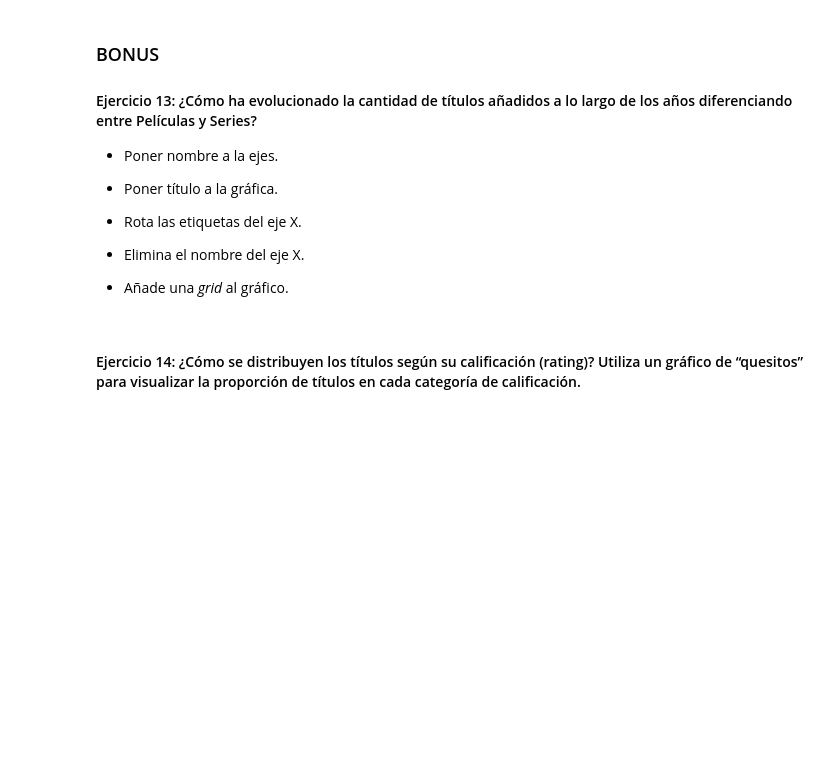
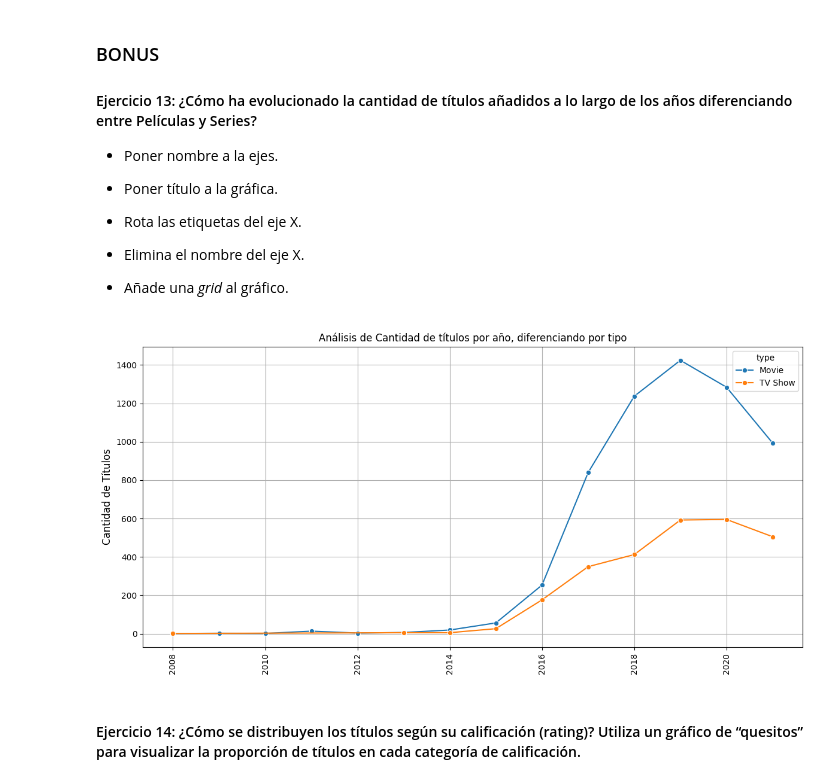
Before and after one commit to apelsito/laboratorio-modulo2-leccion04-visualizacion, a Jupyter notebook: laboratorio-modulo2-leccion04-visualizacion.ipynb, the cells around one changed output. Cells and saved outputs as stored; diff of their text form; code cells hidden in the pictures; blank space fills up the shorter version.

```diff
--- a/laboratorio-modulo2-leccion04-visualizacion.ipynb
+++ b/laboratorio-modulo2-leccion04-visualizacion.ipynb
@@ -304,5 +293,19 @@ df_idiomas = df[df['Language'].isin(top_10_idiomas)]
 - Elimina el nombre del eje X.
 
 - Añade una *grid* al gráfico.
+# %%
+df['date_added'] = pd.to_datetime(df['date_added'],format="mixed")
+df['year_added'] = df['date_added'].dt.year
+titulo_por_año = df.groupby(['year_added'])["type"].value_counts().reset_index()
+plt.figure(figsize=(12, 6))
+sns.lineplot(data=titulo_por_año, x='year_added', y='count', hue='type', marker='o')
+plt.title("Análisis de Cantidad de títulos por año, diferenciando por tipo")
+plt.xticks(rotation=90)
+plt.ylabel("Cantidad de Títulos",fontsize=12)
+plt.xlabel("")
+plt.grid()#Así se añade un grid
+plt.tight_layout()
+# %% [output]
+[figure, added]
 # %% [markdown]
 #### Ejercicio 14: ¿Cómo se distribuyen los títulos según su calificación (rating)? Utiliza un gráfico de “quesitos” para visualizar la proporción de títulos en cada categoría de calificación.
```
Also changed, not shown: parts of 5 cells of this notebook.
